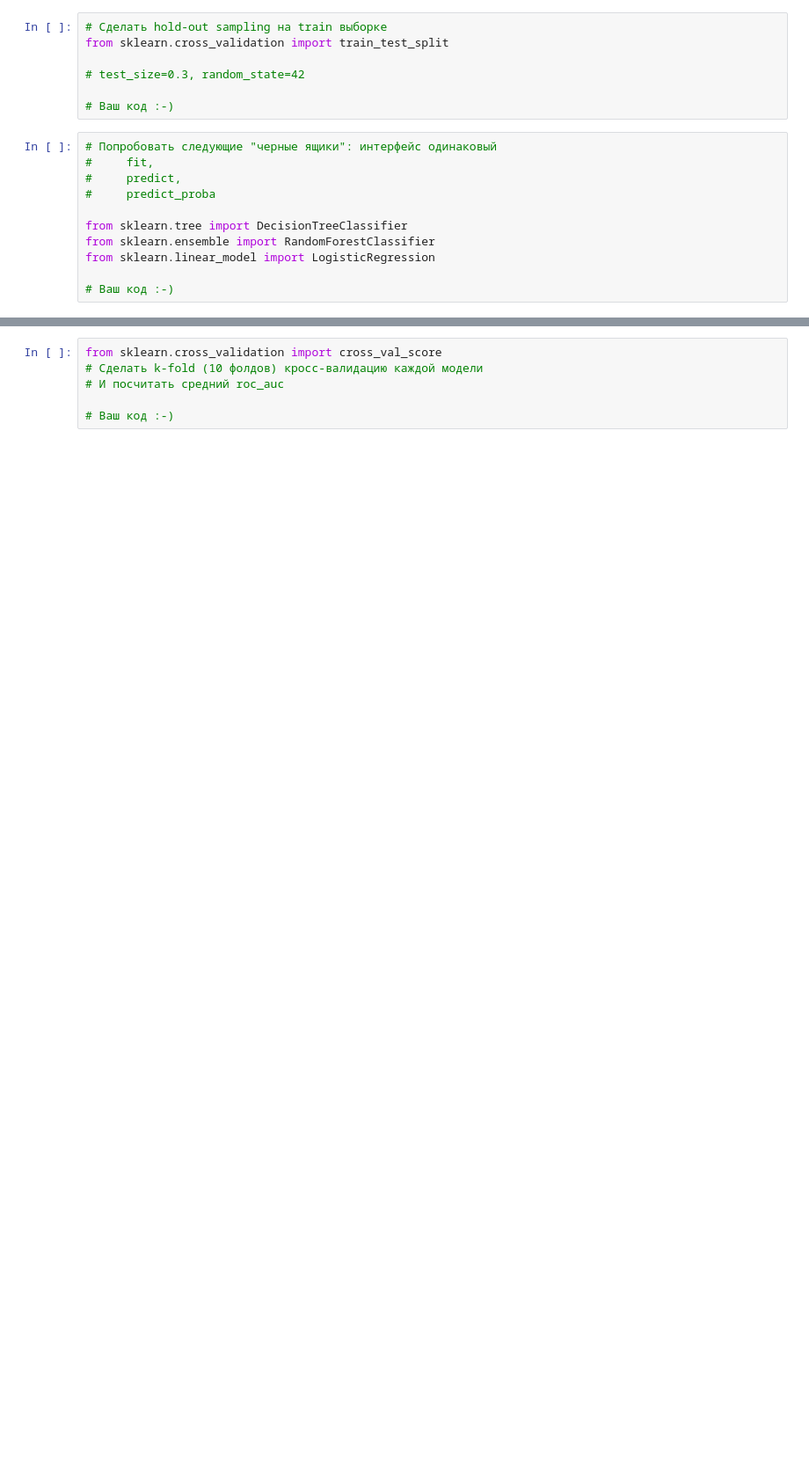
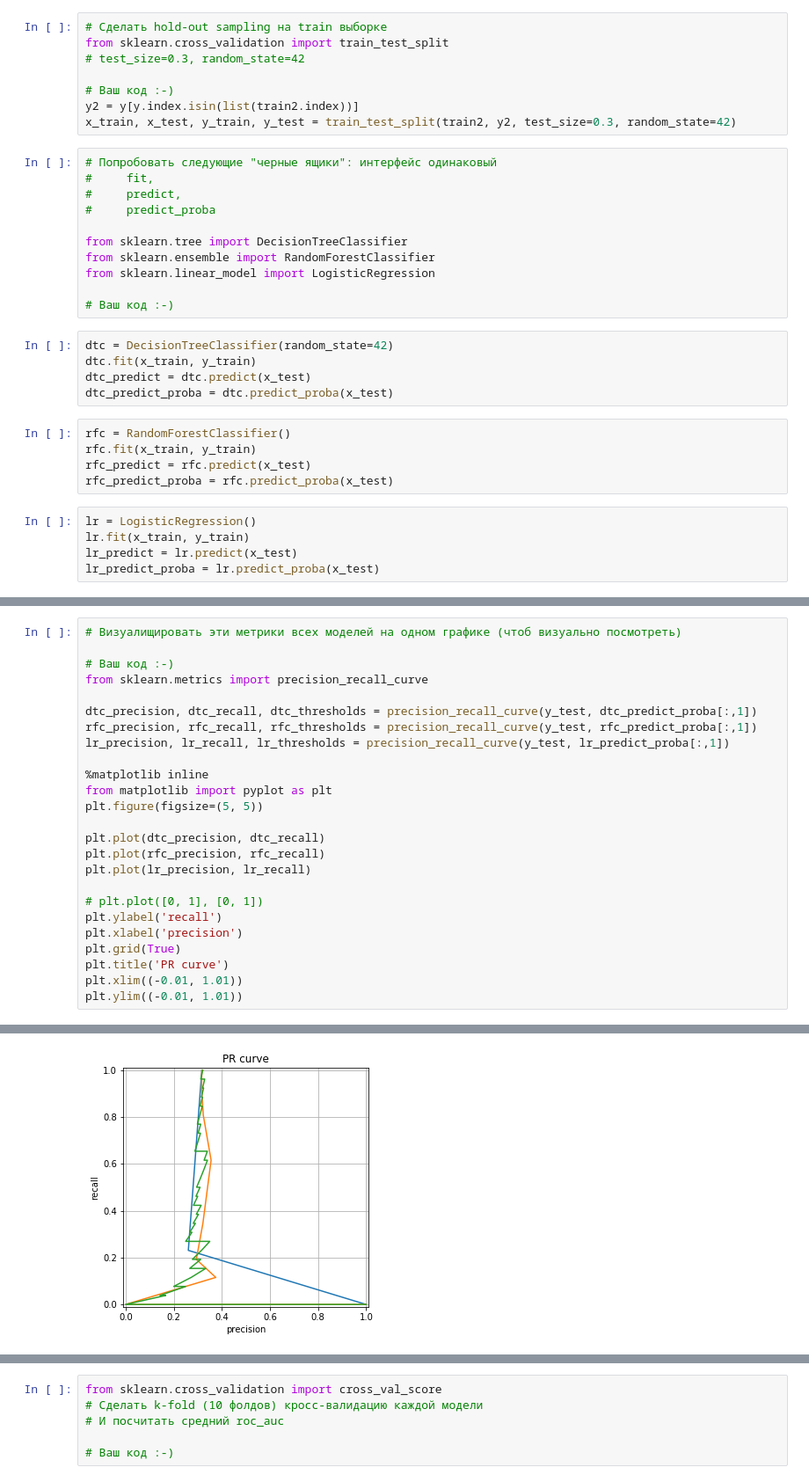
Before and after one commit to marinaTur/sfml, a Jupyter notebook: hw_02/02_hw_otp.ipynb, the cells around one changed output, grey strips where cells are left out. Shown at 88% size. Cells and saved outputs as stored; diff of their text form; blank space fills up the shorter version.

```diff
--- a/hw_02/02_hw_otp.ipynb
+++ b/hw_02/02_hw_otp.ipynb
@@ -162,10 +224,11 @@ REGION_NM
 # %%
 # Сделать hold-out sampling на train выборке
 from sklearn.cross_validation import train_test_split
-
 # test_size=0.3, random_state=42
 
 # Ваш код :-)
+y2 = y[y.index.isin(list(train2.index))]
+x_train, x_test, y_train, y_test = train_test_split(train2, y2, test_size=0.3, random_state=42)
 # %%
 # Попробовать следующие "черные ящики": интерфейс одинаковый
 #     fit,
@@ -177,3 +240,18 @@ from sklearn.ensemble import RandomForestClassifier
 from sklearn.linear_model import LogisticRegression
 
 # Ваш код :-)
+# %%
+dtc = DecisionTreeClassifier(random_state=42)
+dtc.fit(x_train, y_train)
+dtc_predict = dtc.predict(x_test)
+dtc_predict_proba = dtc.predict_proba(x_test)
+# %%
+rfc = RandomForestClassifier()
+rfc.fit(x_train, y_train)
+rfc_predict = rfc.predict(x_test)
+rfc_predict_proba = rfc.predict_proba(x_test)
+# %%
+lr = LogisticRegression()
+lr.fit(x_train, y_train)
+lr_predict = lr.predict(x_test)
+lr_predict_proba = lr.predict_proba(x_test)
@@ -193,0 +316,26 @@ from sklearn.linear_model import LogisticRegression
+# %%
+# Визуалищировать эти метрики всех моделей на одном графике (чтоб визуально посмотреть)
+
+# Ваш код :-)
+from sklearn.metrics import precision_recall_curve
+
+dtc_precision, dtc_recall, dtc_thresholds = precision_recall_curve(y_test, dtc_predict_proba[:,1])
+rfc_precision, rfc_recall, rfc_thresholds = precision_recall_curve(y_test, rfc_predict_proba[:,1])
+lr_precision, lr_recall, lr_thresholds = precision_recall_curve(y_test, lr_predict_proba[:,1])
+
+%matplotlib inline
+from matplotlib import pyplot as plt
+plt.figure(figsize=(5, 5))
+
+plt.plot(dtc_precision, dtc_recall)
+plt.plot(rfc_precision, rfc_recall)
+plt.plot(lr_precision, lr_recall)
+
+# plt.plot([0, 1], [0, 1])
+plt.ylabel('recall')
+plt.xlabel('precision')
+plt.grid(True)
+plt.title('PR curve')
+plt.xlim((-0.01, 1.01))
+plt.ylim((-0.01, 1.01))
+# %% [output]
@@ -193,0 +343 @@ from sklearn.linear_model import LogisticRegression
+[figure, added]
```
Also changed, not shown: parts of 25 cells of this notebook.
